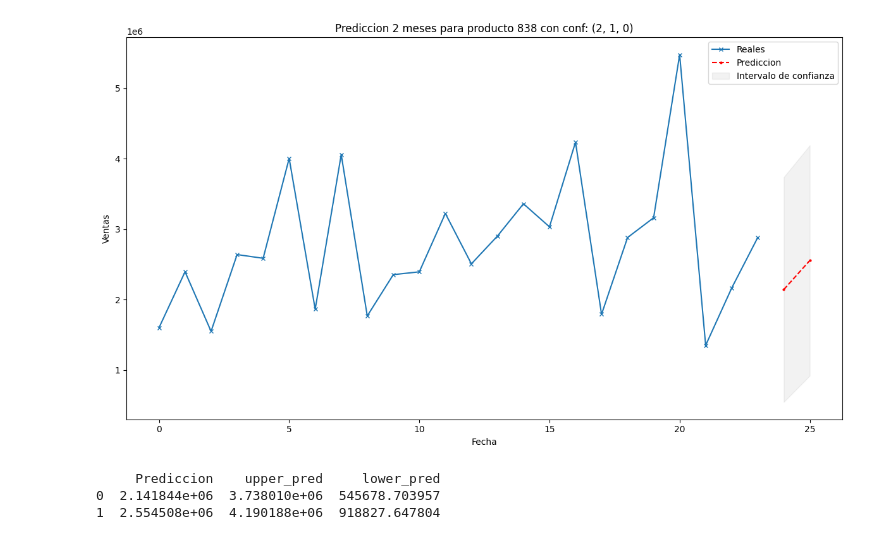
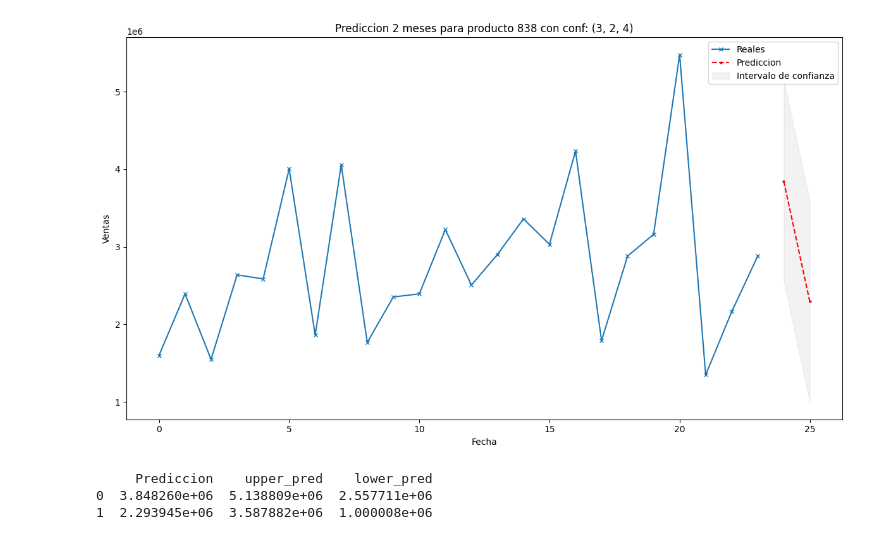
Before and after one commit to TomasCardeLo/ML-Dispapeles-TomasCaLo, a Jupyter notebook: Time series/Time series v1 productos.ipynb, the cells around one changed output. Cells and saved outputs as stored; diff of their text form; code cells hidden in the pictures.

```diff
--- a/Time series/Time series v1 productos.ipynb
+++ b/Time series/Time series v1 productos.ipynb
@@ -213,9 +203,9 @@ results.head(6)
 # %%
-predecir_pdto(cod_pdto= cod_pdto, fecha_final= "2023-03-01", n_meses= 2, param= (2,1,0), alpha= 0.05, normalize= True)
+predecir_pdto(cod_pdto= cod_pdto, fecha_final= "2023-03-01", n_meses= 2, param= (3,2,4), alpha= 0.05, normalize= True)
 # %% [output]
-[figure, old version]
+[figure, new version]
-     Prediccion    upper_pred     lower_pred
-0  2.141844e+06  3.738010e+06  545678.703957
-1  2.554508e+06  4.190188e+06  918827.647804
+     Prediccion    upper_pred    lower_pred
+0  3.848260e+06  5.138809e+06  2.557711e+06
+1  2.293945e+06  3.587882e+06  1.000008e+06
 # %%
 df_SQL = df_pdto(cod_pdto= cod_pdto,  fecha_final= "2023-03-01")
```
Also changed, not shown: parts of 5 cells of this notebook, 4 other files.
